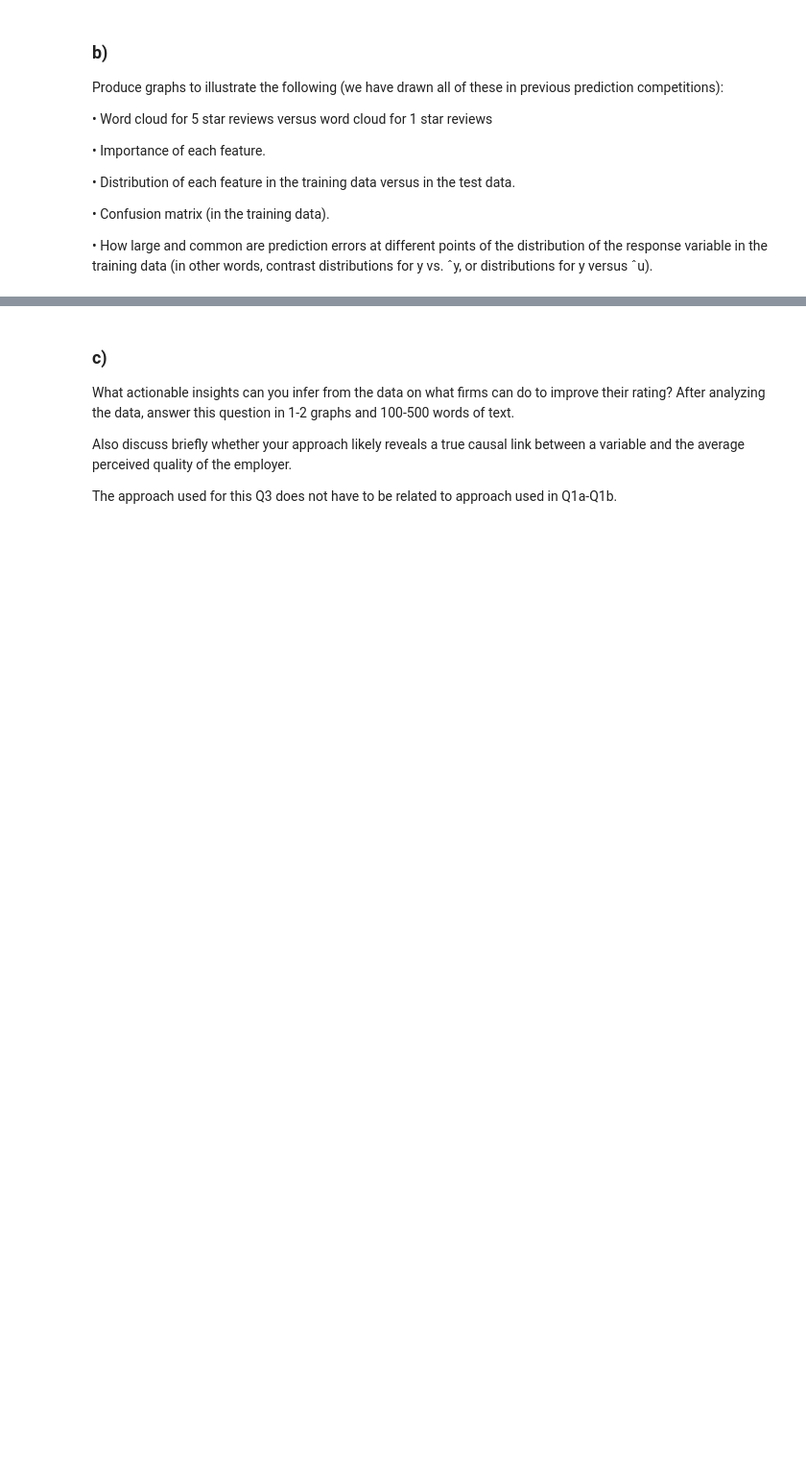
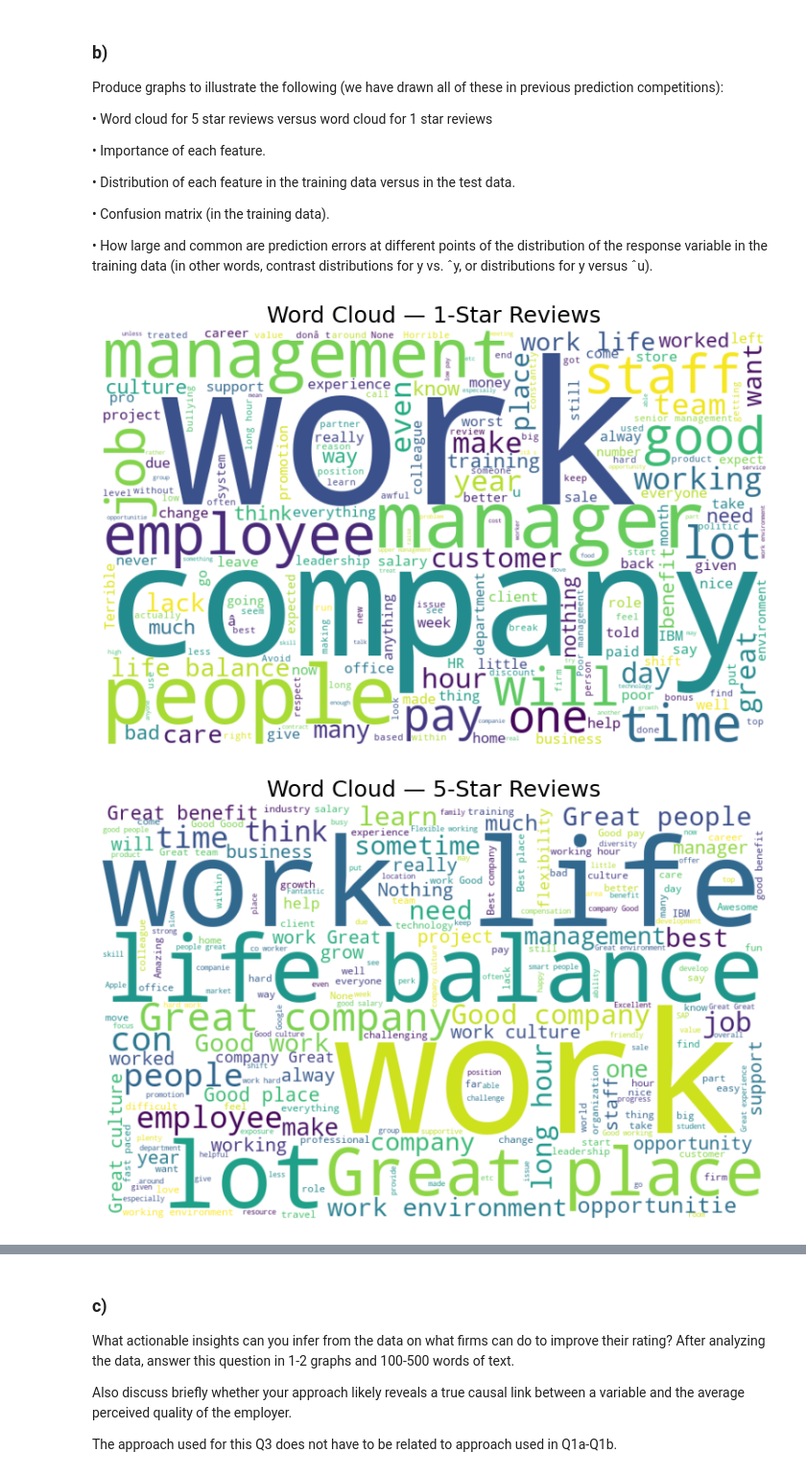
Before and after one commit to eth-tran/ECON424-Final, a Jupyter notebook: ECON424_Final.ipynb, the cells around one changed output, grey strips where cells are left out. Shown at 96% size. Cells and saved outputs as stored; diff of their text form; code cells hidden in the pictures; blank space fills up the shorter version.

Commit message:
Produce graphs for analysis

```diff
--- a/ECON424_Final.ipynb
+++ b/ECON424_Final.ipynb
@@ -68,9 +82,18 @@ X_train, X_val, y_train, y_val = train_test_split(
-# %%
-model = LGBMClassifier(
-    num_leaves=63,
-    n_estimators=600,
-    learning_rate=0.05
-)
-
-model.fit(X_train, y_train)
-print("Validation accuracy: ", model.score(X_val, y_val))
+# %%
+# Model
+model = lgb.LGBMClassifier(
+    n_estimators=500,
+    learning_rate=0.05,
+    max_depth=-1,
+    num_leaves=64,
+    subsample=0.8,
+    colsample_bytree=0.8
+)
+
+pipeline = Pipeline([
+    ("prep", preprocess),
+    ("model", model)
+])
+# %%
+# Train model
+pipeline.fit(X_train, y_train)
@@ -76,0 +133,3 @@ print("Validation accuracy: ", model.score(X_val, y_val))
+# %%
+# Fit on full data
+pipeline.fit(ds, ds[target])
@@ -88,3 +186,21 @@ Produce graphs to illustrate the following (we have drawn all of these in previo
 • Confusion matrix (in the training data).
 
 • How large and common are prediction errors at different points of the distribution of the response variable in the training data (in other words, contrast distributions for y vs. ˆy, or distributions for y versus ˆu).
+# %%
+# Word cloud
+def make_wordcloud(text, title):
+    wc = WordCloud(width=800, height=500, background_color="white").generate(text)
+    plt.figure(figsize=(10, 6))
+    plt.imshow(wc, interpolation="bilinear")
+    plt.title(title, fontsize=18)
+    plt.axis("off")
+    plt.show()
+
+text_1 = " ".join(ds[ds[target] == 1]["full_text"].tolist())
+text_5 = " ".join(ds[ds[target] == 5]["full_text"].tolist())
+
+make_wordcloud(text_1, "Word Cloud — 1-Star Reviews")
+make_wordcloud(text_5, "Word Cloud — 5-Star Reviews")
+# %% [output]
+[figure, added]
+[figure, added]
```
Also changed, not shown: parts of 16 cells of this notebook.
